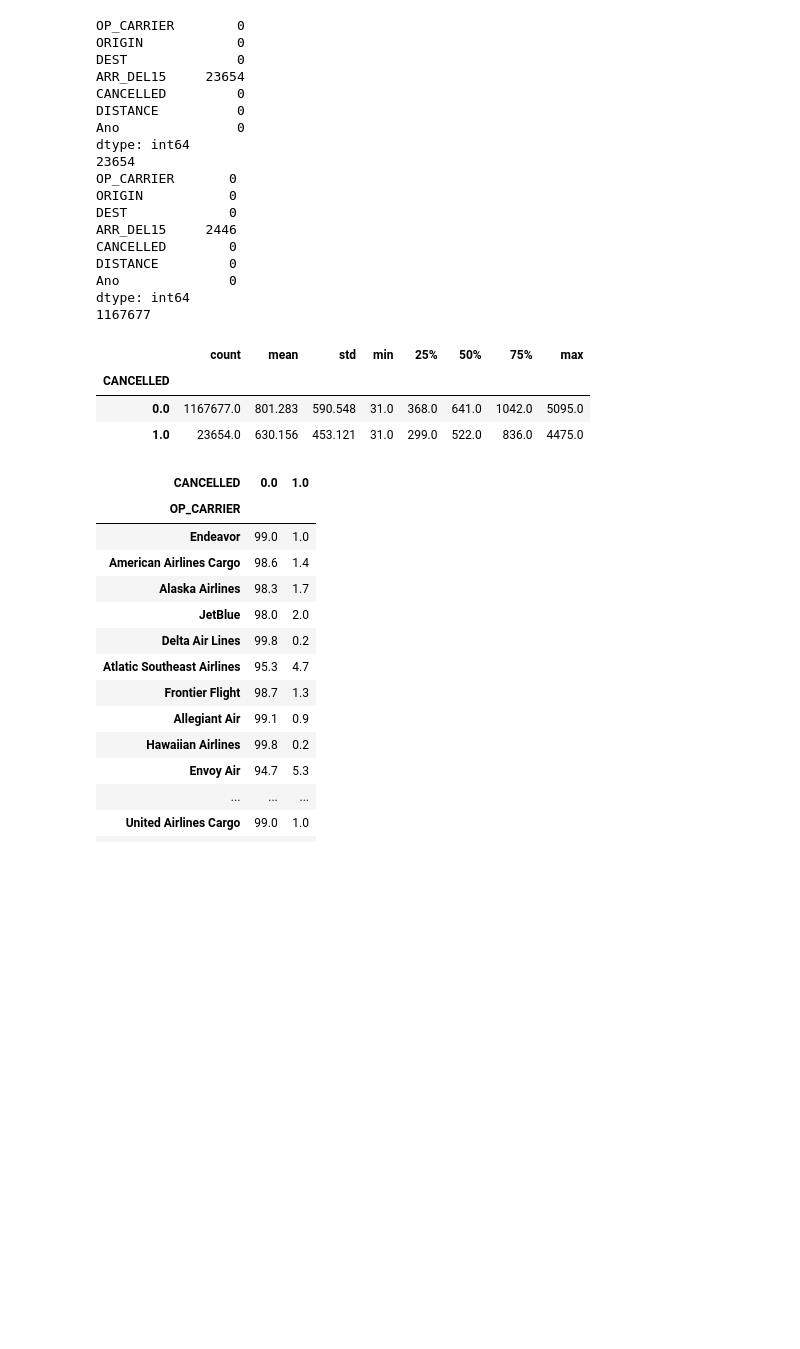
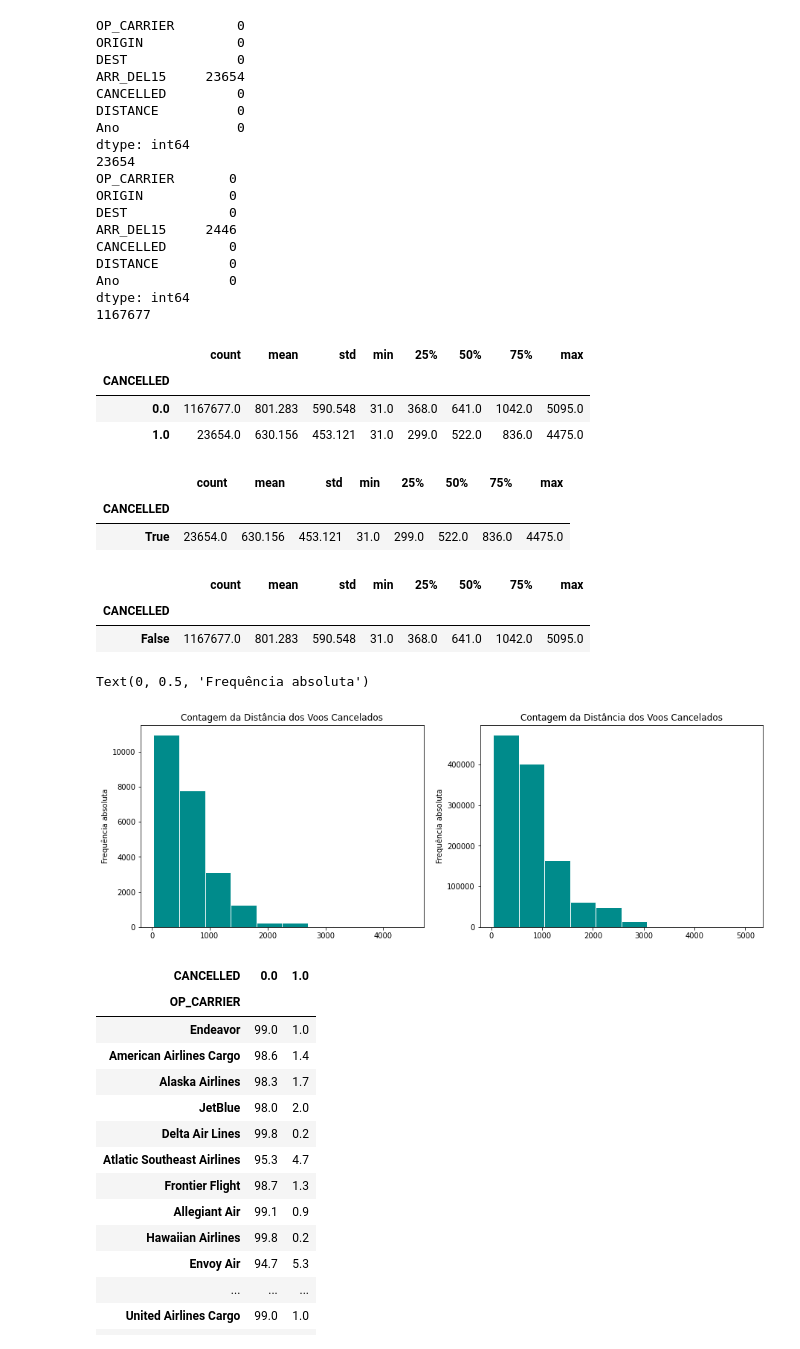
Before and after one commit to insper-classroom/22-2a-cd-p2-grupo_bexcamrefe, a Jupyter notebook: relatoriop2.ipynb, the cells around one changed output. Saved outputs shown, nothing was run; the diff lists cells and outputs as text; code cells hidden in the pictures; blank space fills up the shorter version.

```diff
--- a/relatoriop2.ipynb
+++ b/relatoriop2.ipynb
@@ -127,15 +127,46 @@ dtype: int64
 # %%
 # REGRESSÃO MULTIPLA DE TESTE
 # Nosso Target --> qualitativo (SIM/NÃO --> 1.0/0.0 --> CANCELADO/NÃO CANCELADO), por isso temos que
 # Estudar as relações com base em gráficos de QualitativasXQuantitativas e QualitativasXQualitativas
 
 # CANCELADOS X DISTANCIA --> único caso qualixquant do nosso df
-Dados_gerais.groupby(by= [Dados_gerais.CANCELLED]).DISTANCE.describe().round(3)
+display(Dados_gerais.groupby(by= [Dados_gerais.CANCELLED]).DISTANCE.describe().round(3))
+display(Cancelados.groupby(by= [Cancelados.CANCELLED == 1.0]).DISTANCE.describe().round(3))
+display(Nao_cancelados.groupby(by= [Nao_cancelados.CANCELLED == 1.0]).DISTANCE.describe().round(3))
+
+amplitude_cancelados = Cancelados.DISTANCE.max()-Cancelados.DISTANCE.min()
+amplitude_faixa_cancelados = amplitude_cancelados / 10
+faixa_canc = np.arange(30, 4480.0, amplitude_faixa_cancelados )
+
+amplitude_nao_cancelados = Nao_cancelados.DISTANCE.max()-Nao_cancelados.DISTANCE.min()
+amplitude_faixa_nao_cancelados = amplitude_nao_cancelados / 10
+faixa_nao_canc = np.arange(30, 5100, amplitude_faixa_nao_cancelados )
+
+
+plt.figure(figsize=(15, 5))
+# GRÁFICO CANCELADOS
+plt.subplot(121)
+plt.hist(Cancelados.DISTANCE, bins=faixa_canc, color='darkcyan', edgecolor='white')
+plt.title('Contagem da Distância dos Voos Cancelados')
+plt.ylabel('Frequência absoluta')
+# GRÁFICO NÃO CANCELADOS
+plt.subplot(122)
+plt.hist(Nao_cancelados.DISTANCE, bins=faixa_nao_canc, color='darkcyan', edgecolor='white')
+plt.title('Contagem da Distância dos Voos Cancelados')
+plt.ylabel('Frequência absoluta')
 # %% [output]
 |  | count | mean | std | min | 25% | 50% | 75% | max |
 | CANCELLED |  |  |  |  |  |  |  |  |
 | 0.0 | 1167677.0 | 801.283 | 590.548 | 31.0 | 368.0 | 641.0 | 1042.0 | 5095.0 |
 | 1.0 | 23654.0 | 630.156 | 453.121 | 31.0 | 299.0 | 522.0 | 836.0 | 4475.0 |
+|  | count | mean | std | min | 25% | 50% | 75% | max |
+| CANCELLED |  |  |  |  |  |  |  |  |
+| True | 23654.0 | 630.156 | 453.121 | 31.0 | 299.0 | 522.0 | 836.0 | 4475.0 |
+|  | count | mean | std | min | 25% | 50% | 75% | max |
+| CANCELLED |  |  |  |  |  |  |  |  |
+| False | 1167677.0 | 801.283 | 590.548 | 31.0 | 368.0 | 641.0 | 1042.0 | 5095.0 |
+Text(0, 0.5, 'Frequência absoluta')
+[figure, added]
 # %%
 # CRUZAMENTO DE QUALITATIVAS CM QUALITATIVAS
 # FAZER TABELA DE FREQUENCIAS + GRÁFICOS DE BARRA
```
Also changed, not shown: parts of 1 cell of this notebook.
